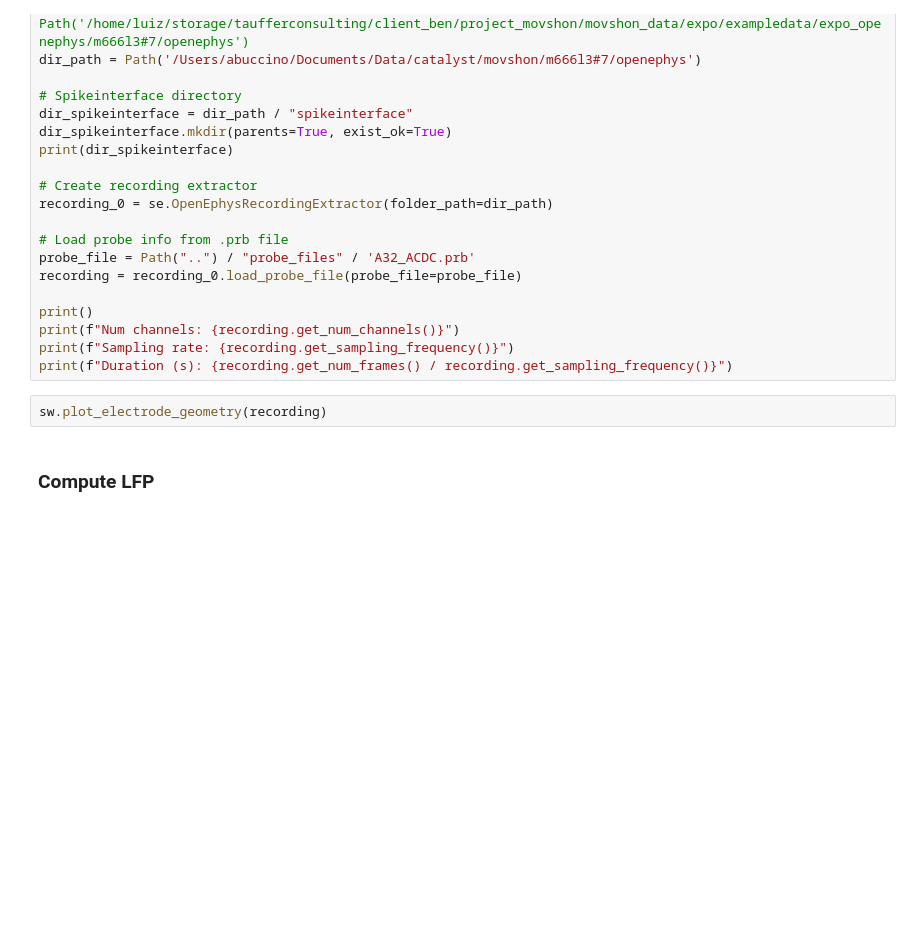
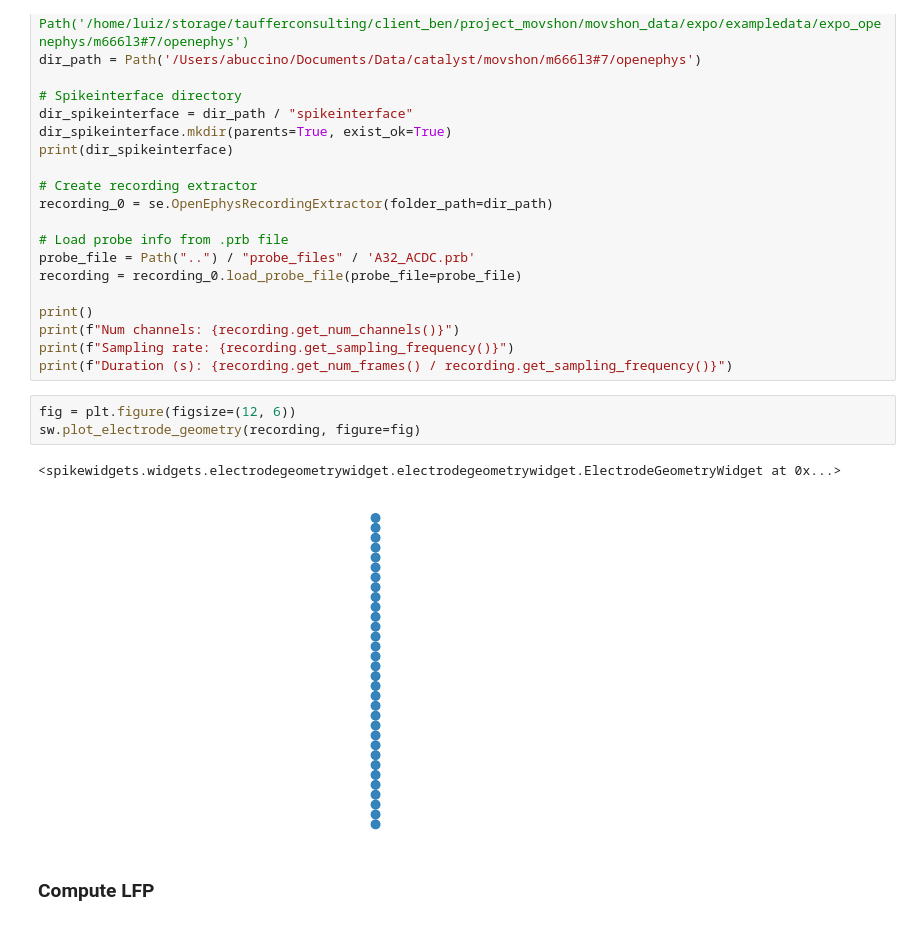
Before and after one commit to catalystneuro/movshon-lab-to-nwb, a Jupyter notebook: tutorials/openephys_spikeinterface_pipeline.ipynb, the cells around one changed output. Drawn from its saved outputs; the diff is of its cells as text; blank space fills up the shorter version.

```diff
--- a/tutorials/openephys_spikeinterface_pipeline.ipynb
+++ b/tutorials/openephys_spikeinterface_pipeline.ipynb
@@ -43,8 +43,12 @@ print()
 print(f"Num channels: {recording.get_num_channels()}")
 print(f"Sampling rate: {recording.get_sampling_frequency()}")
 print(f"Duration (s): {recording.get_num_frames() / recording.get_sampling_frequency()}")
-# %%
-sw.plot_electrode_geometry(recording)
+# %%
+fig = plt.figure(figsize=(12, 6))
+sw.plot_electrode_geometry(recording, figure=fig)
+# %% [output]
+<spikewidgets.widgets.electrodegeometrywidget.electrodegeometrywidget.ElectrodeGeometryWidget at 0x...>
+[figure, added]
 # %% [markdown]
 ### Compute LFP
 # %%
```
Also changed, not shown: parts of 31 cells of this notebook, 2 other files.
